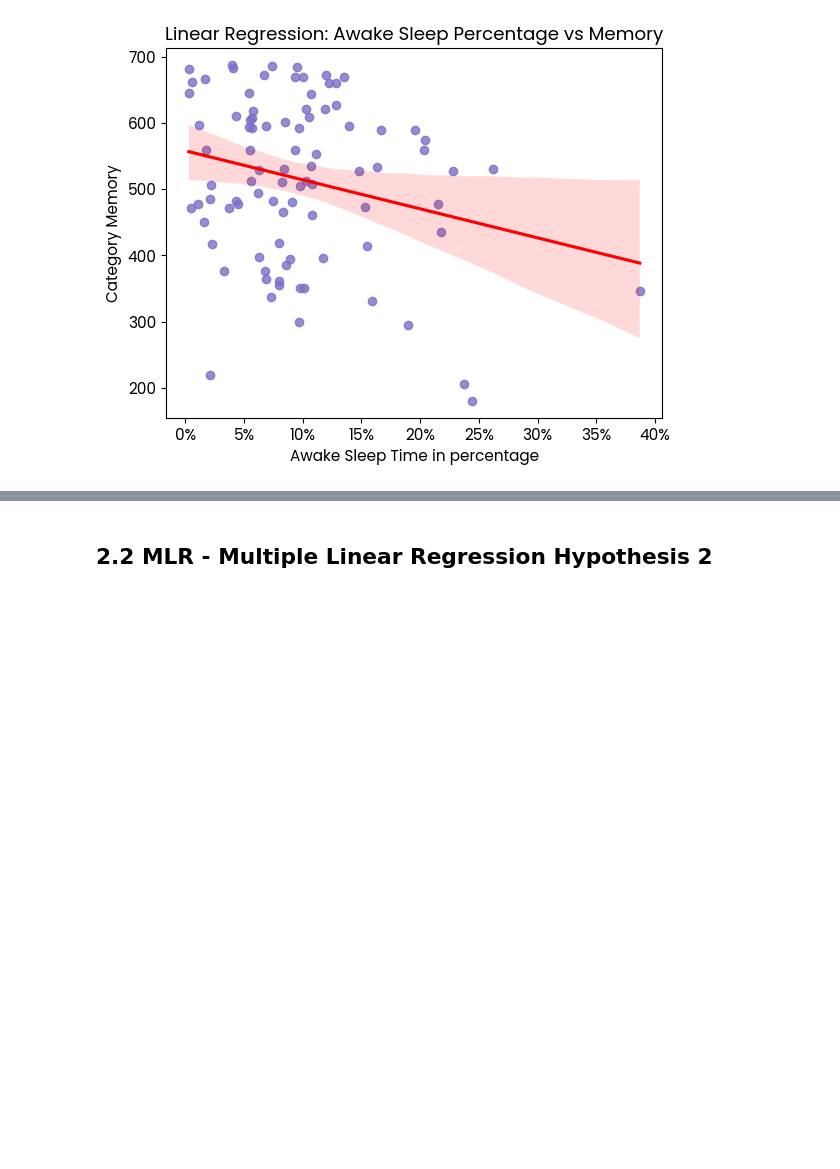
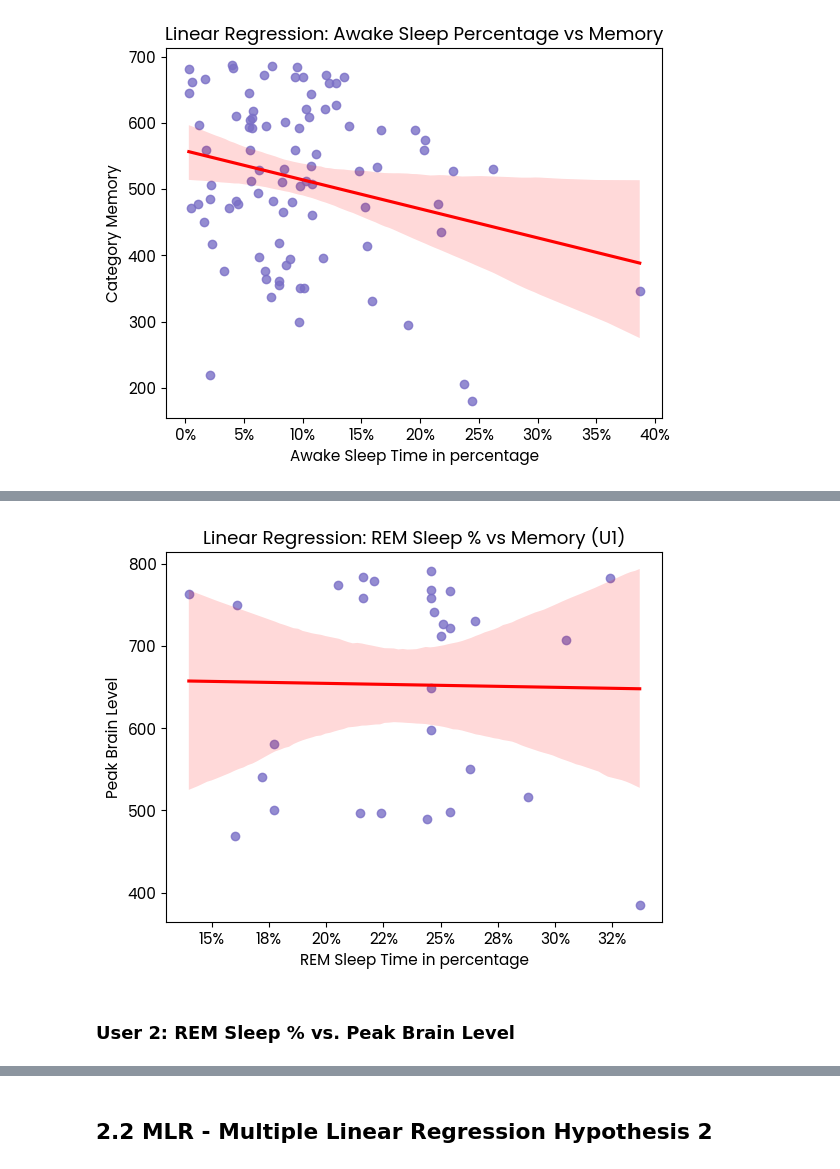
Before and after one commit to WGaitanidis/Grp5_Data_Analysis_Visualisation, a Jupyter notebook: Grp5_Data_Analysis_Sleep_Cognitive_Abilities.ipynb, the cells around one changed output, grey strips where cells are left out. Saved outputs shown, nothing was run; the diff lists cells and outputs as text; code cells hidden in the pictures; blank space fills up the shorter version.

```diff
--- a/Grp5_Data_Analysis_Sleep_Cognitive_Abilities.ipynb
+++ b/Grp5_Data_Analysis_Sleep_Cognitive_Abilities.ipynb
@@ -2589,0 +2629,38 @@ plt.show()
+# %%
+# Set the independent variable for user 1
+X_user1 = df_user1['REM_perc']
+
+# Set the dependent variable for user 1
+Y_user1 = df_user1['peak_brain_level']
+
+# Create a new figure and a set of subplots
+fig, ax = plt.subplots()
+
+# Use Seaborn's regplot function to plot the data and the fitted regression line with confidence interval for user 1
+sns.regplot(x=X_user1, y=Y_user1, ci=95, line_kws={'color': 'red'}, ax=ax)
+
+# Define a function that will convert decimals to percentages
+def to_percent(value, _):
+    return f'{value * 100:.0f}%'
+
+# Apply the formatter to the x-axis
+ax.xaxis.set_major_formatter(FuncFormatter(to_percent))
+
+# Label the x-axis
+plt.xlabel('REM Sleep Time in percentage')
+
+# Label the y-axis
+plt.ylabel('Peak Brain Level')
+
+# Add a title
+plt.title('Linear Regression: REM Sleep % vs Memory (U1)')
+
+# Save the plot as a .png file with a transparent background
+plt.savefig('/content/gdrive/My Drive/Grp5_Data_Analysis_Project/Grp5_Visualisation/plot_regression_u1_REM_perc_peak_brain_Level.png', format='png', dpi=300, transparent=True)
+
+# Display the plot
+plt.show()
+# %% [output]
+[figure, added]
+# %% [markdown]
+### User 2: REM Sleep % vs. Peak Brain Level
```
Also changed, not shown: parts of 19 cells of this notebook.
